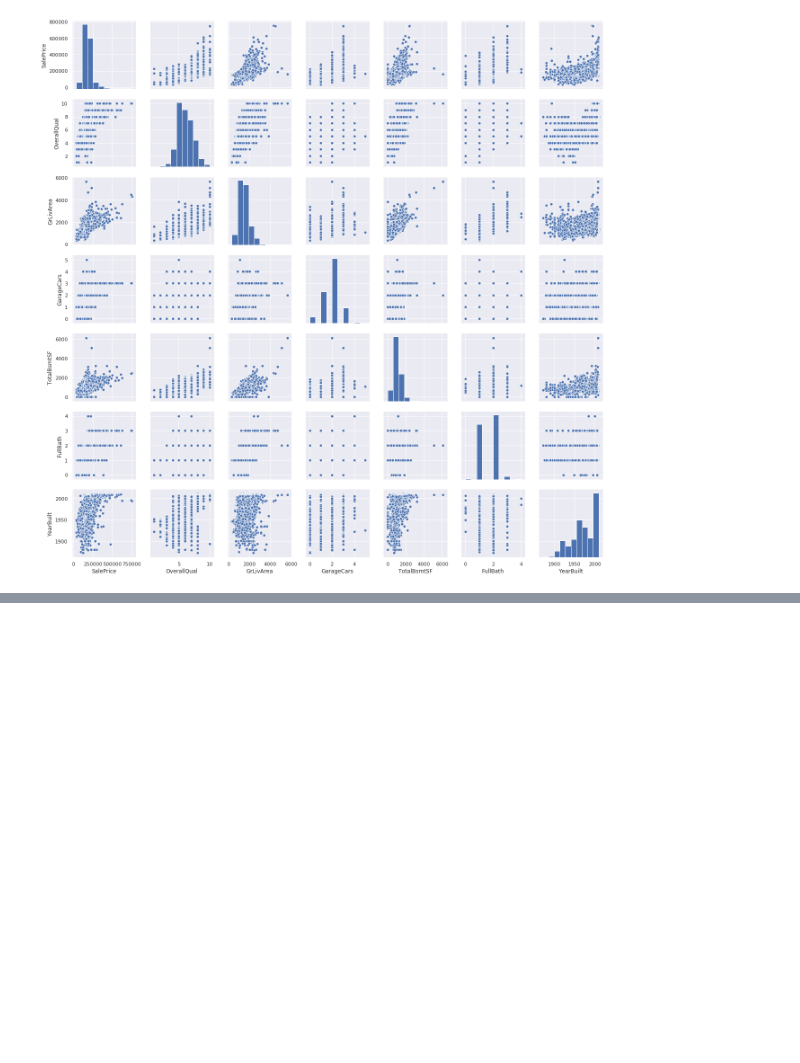
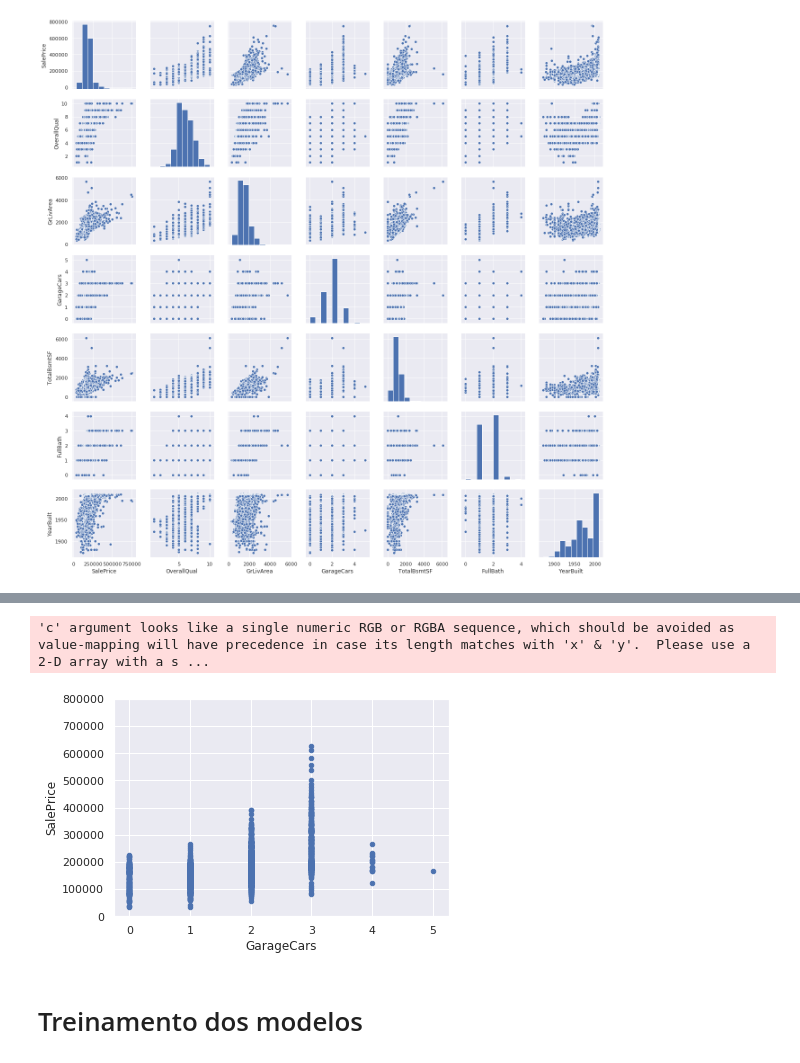
Before and after one commit to acresende/house-price-prediction, a Jupyter notebook: research/house-price-prediction.ipynb, the cells around one changed output, grey strips where cells are left out. Saved outputs shown, nothing was run; the diff lists cells and outputs as text; code cells hidden in the pictures; blank space fills up the shorter version.

```diff
--- a/research/house-price-prediction.ipynb
+++ b/research/house-price-prediction.ipynb
@@ -182,0 +261,5 @@ plt.show();
+# %%
+columns_with_null = missing_data[missing_data['Total'] < 5][missing_data['Total'] != 0].index.tolist()
+# %%
+for column in columns_with_null:
+    df_houses = df_houses.drop(df_houses.loc[df_houses[column].isnull()].index)
@@ -182,0 +318,2 @@ plt.show();
+# %%
+df_houses = df_houses.drop(df_houses[df_houses['GrLivArea'] > 4000].index)
@@ -182,0 +327,9 @@ plt.show();
+# %%
+df_houses = df_houses.drop(df_houses[df_houses['TotalBsmtSF'] > 2500].index)
+# %%
+var = 'GarageCars'
+data = pd.concat([df_houses['SalePrice'], df_houses[var]], axis=1)
+data.plot.scatter(x=var, y='SalePrice', ylim=(0,800000));
+# %% [output]
+'c' argument looks like a single numeric RGB or RGBA sequence, which should be avoided as value-mapping will have precedence in case its length matches with 'x' & 'y'.  Please use a 2-D array with a s ...
+[figure, added]
@@ -182,0 +338,2 @@ plt.show();
+# %% [markdown]
+# Treinamento dos modelos
```
Also changed, not shown: parts of 65 cells of this notebook, 1 other file.
